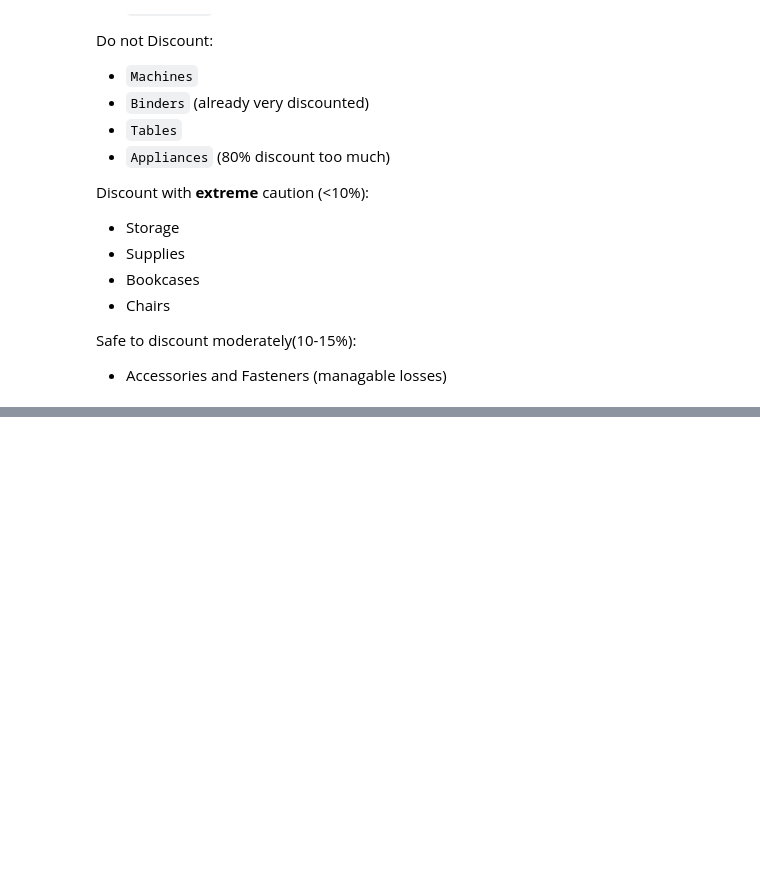
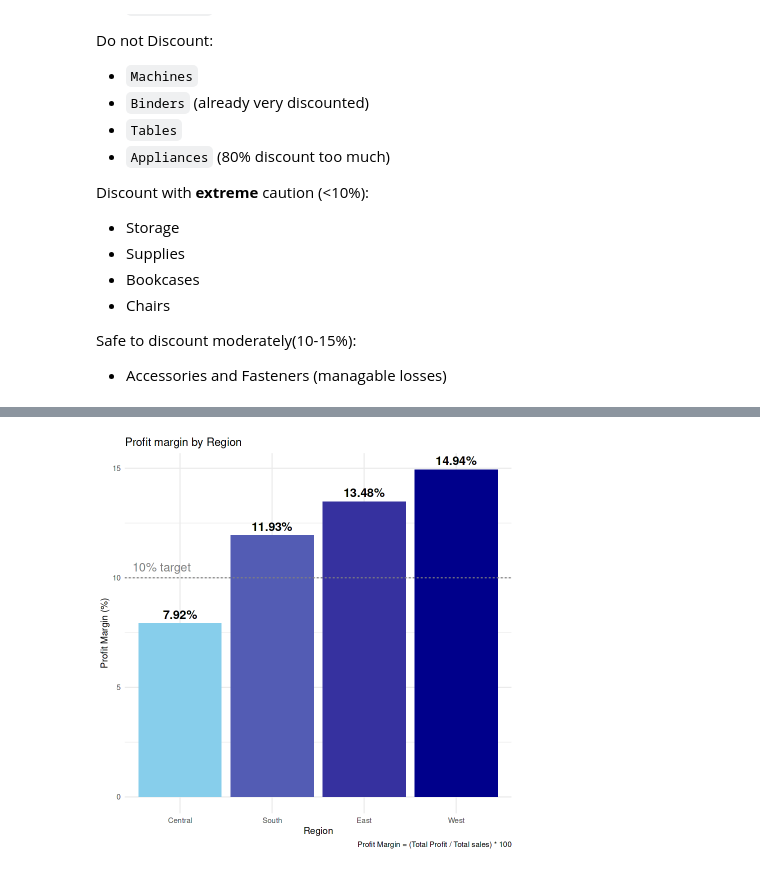
Before and after one commit to pawanU03/EDA-Superstore, a Jupyter notebook: superstore_eda.ipynb, the cells around one changed output, grey strips where cells are left out. Cells and saved outputs as stored; diff of their text form; code cells hidden in the pictures; blank space fills up the shorter version.

```diff
--- a/superstore_eda.ipynb
+++ b/superstore_eda.ipynb
@@ -502,0 +550,29 @@ Safe to discount moderately(10-15%):
+# %%
+# Profit margin comparison
+ggplot(
+    regional_performance,
+    aes(x=reorder(Region, profit_margin), y=profit_margin, fill=profit_margin)
+) +
+geom_col() +
+scale_fill_gradient(
+    low="skyblue",
+    high="darkblue"
+) +
+labs(
+    title="Profit margin by Region",
+    x="Region",
+    y="Profit Margin (%)",
+    caption="Profit Margin = (Total Profit / Total sales) * 100"
+) +
+theme_minimal() +
+theme(legend.position = "none") +
+geom_text(
+    aes(label = paste0(round(profit_margin, 2), "%")),
+    vjust = -0.5, fontface="bold", size=5
+) +
+geom_hline(
+    yintercept = 10, linetype = "dashed", color="gray50"    # 10% target line
+) +
+annotate("text", x = 0.8, y = 10.5, label = "10% target", color = "gray50", size = 5)
+# %% [output]
+[figure, added]
```
Also changed, not shown: parts of 13 cells of this notebook.
